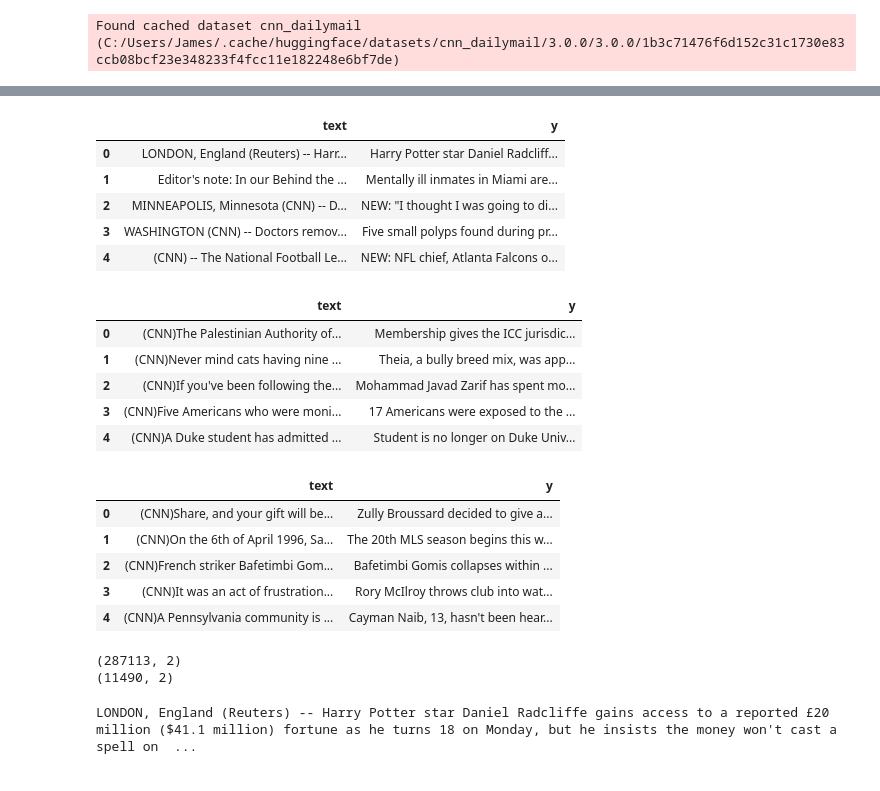
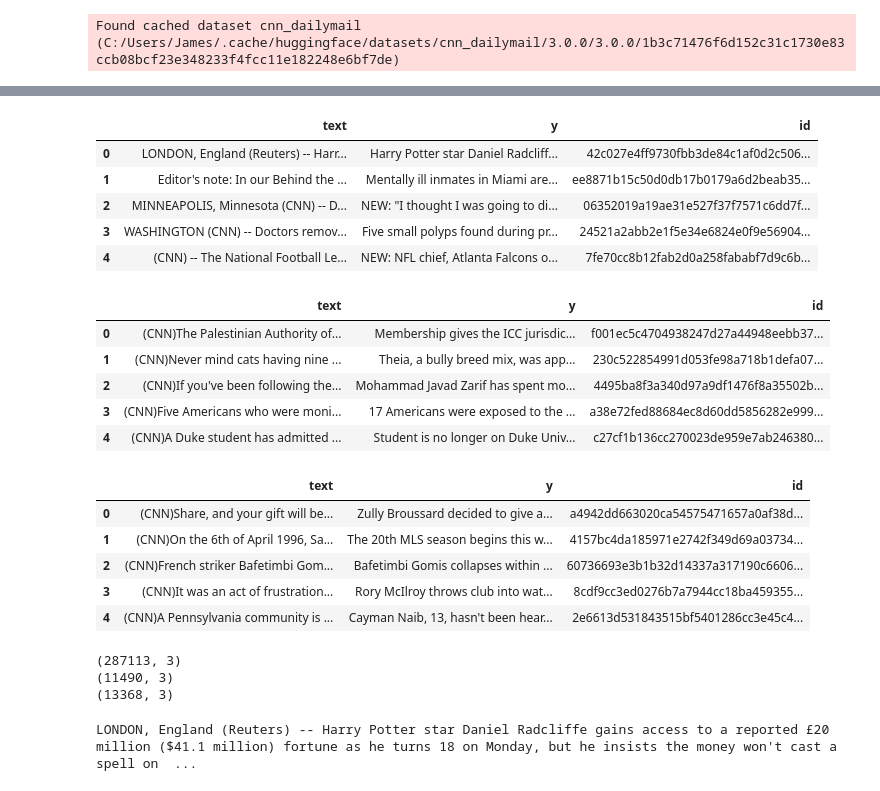
Before and after one commit to jma375/NLP-Text-Summarization, a Jupyter notebook: NLP-Text-Summarization.ipynb, the cells around one changed output, grey strips where cells are left out. Saved outputs shown, nothing was run; the diff lists cells and outputs as text; code cells hidden in the pictures.

```diff
--- a/NLP-Text-Summarization.ipynb
+++ b/NLP-Text-Summarization.ipynb
@@ -32,49 +34,50 @@ DatasetDict({
 # %%
 #Read in Training
 lst_dics = [dic for dic in dataset["train"]]
 train = pd.DataFrame(lst_dics).rename(columns={"article":"text",
-      "highlights":"y"})[["text","y"]]
+      "highlights":"y","id":"id"})[["text","y","id"]]
 train.head(5)
 # %% [output]
-|  | text | y |
-| 0 | LONDON, England (Reuters) -- Harr... | Harry Potter star Daniel Radcliff... |
-| 1 | Editor's note: In our Behind the ... | Mentally ill inmates in Miami are... |
-| 2 | MINNEAPOLIS, Minnesota (CNN) -- D... | NEW: "I thought I was going to di... |
-| 3 | WASHINGTON (CNN) -- Doctors remov... | Five small polyps found during pr... |
-| 4 | (CNN) -- The National Football Le... | NEW: NFL chief, Atlanta Falcons o... |
+|  | text | y | id |
+| 0 | LONDON, England (Reuters) -- Harr... | Harry Potter star Daniel Radcliff... | 42c027e4ff9730fbb3de84c1af0d2c506... |
+| 1 | Editor's note: In our Behind the ... | Mentally ill inmates in Miami are... | ee8871b15c50d0db17b0179a6d2beab35... |
+| 2 | MINNEAPOLIS, Minnesota (CNN) -- D... | NEW: "I thought I was going to di... | 06352019a19ae31e527f37f7571c6dd7f... |
+| 3 | WASHINGTON (CNN) -- Doctors remov... | Five small polyps found during pr... | 24521a2abb2e1f5e34e6824e0f9e56904... |
+| 4 | (CNN) -- The National Football Le... | NEW: NFL chief, Atlanta Falcons o... | 7fe70cc8b12fab2d0a258fababf7d9c6b... |
 # %%
 #Read in testing
 lst_dics = [dic for dic in dataset["test"]]
 test = pd.DataFrame(lst_dics).rename(columns={"article":"text",
-      "highlights":"y"})[["text","y"]]
+      "highlights":"y","id":"id"})[["text","y","id"]]
 test.head()
 # %% [output]
-|  | text | y |
-| 0 | (CNN)The Palestinian Authority of... | Membership gives the ICC jurisdic... |
-| 1 | (CNN)Never mind cats having nine ... | Theia, a bully breed mix, was app... |
-| 2 | (CNN)If you've been following the... | Mohammad Javad Zarif has spent mo... |
-| 3 | (CNN)Five Americans who were moni... | 17 Americans were exposed to the ... |
-| 4 | (CNN)A Duke student has admitted ... | Student is no longer on Duke Univ... |
+|  | text | y | id |
+| 0 | (CNN)The Palestinian Authority of... | Membership gives the ICC jurisdic... | f001ec5c4704938247d27a44948eebb37... |
+| 1 | (CNN)Never mind cats having nine ... | Theia, a bully breed mix, was app... | 230c522854991d053fe98a718b1defa07... |
+| 2 | (CNN)If you've been following the... | Mohammad Javad Zarif has spent mo... | 4495ba8f3a340d97a9df1476f8a35502b... |
+| 3 | (CNN)Five Americans who were moni... | 17 Americans were exposed to the ... | a38e72fed88684ec8d60dd5856282e999... |
+| 4 | (CNN)A Duke student has admitted ... | Student is no longer on Duke Univ... | c27cf1b136cc270023de959e7ab246380... |
 # %%
 #Read in Validation
 lst_dics = [dic for dic in dataset["validation"]]
 validation = pd.DataFrame(lst_dics).rename(columns={"article":"text",
-      "highlights":"y"})[["text","y"]]
+      "highlights":"y","id":"id"})[["text","y","id"]]
 validation.head()
 # %% [output]
-|  | text | y |
-| 0 | (CNN)Share, and your gift will be... | Zully Broussard decided to give a... |
-| 1 | (CNN)On the 6th of April 1996, Sa... | The 20th MLS season begins this w... |
-| 2 | (CNN)French striker Bafetimbi Gom... | Bafetimbi Gomis collapses within ... |
-| 3 | (CNN)It was an act of frustration... | Rory McIlroy throws club into wat... |
-| 4 | (CNN)A Pennsylvania community is ... | Cayman Naib, 13, hasn't been hear... |
+|  | text | y | id |
+| 0 | (CNN)Share, and your gift will be... | Zully Broussard decided to give a... | a4942dd663020ca54575471657a0af38d... |
+| 1 | (CNN)On the 6th of April 1996, Sa... | The 20th MLS season begins this w... | 4157bc4da185971e2742f349d69a03734... |
+| 2 | (CNN)French striker Bafetimbi Gom... | Bafetimbi Gomis collapses within ... | 60736693e3b1b32d14337a317190c6606... |
+| 3 | (CNN)It was an act of frustration... | Rory McIlroy throws club into wat... | 8cdf9cc3ed0276b7a7944cc18ba459355... |
+| 4 | (CNN)A Pennsylvania community is ... | Cayman Naib, 13, hasn't been hear... | 2e6613d531843515bf5401286cc3e45c4... |
 # %%
 print(train.shape)
 print(test.shape)
-#print(validation.shape)
+print(validation.shape)
 # %% [output]
-(287113, 2)
-(11490, 2)
+(287113, 3)
+(11490, 3)
+(13368, 3)
 # %%
 print(train.iloc[0,0])
 # %% [output]
```
Also changed, not shown: parts of 32 cells of this notebook, 1 other file.
